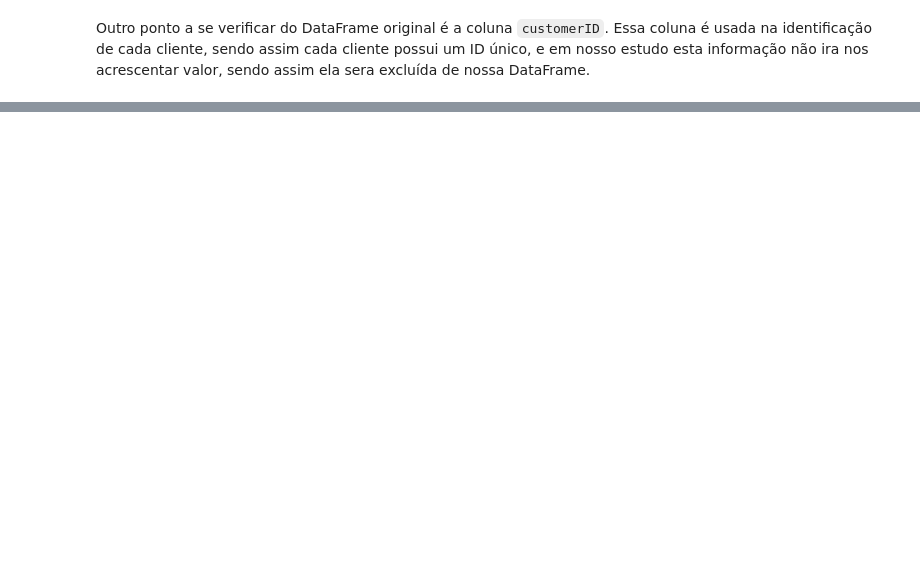
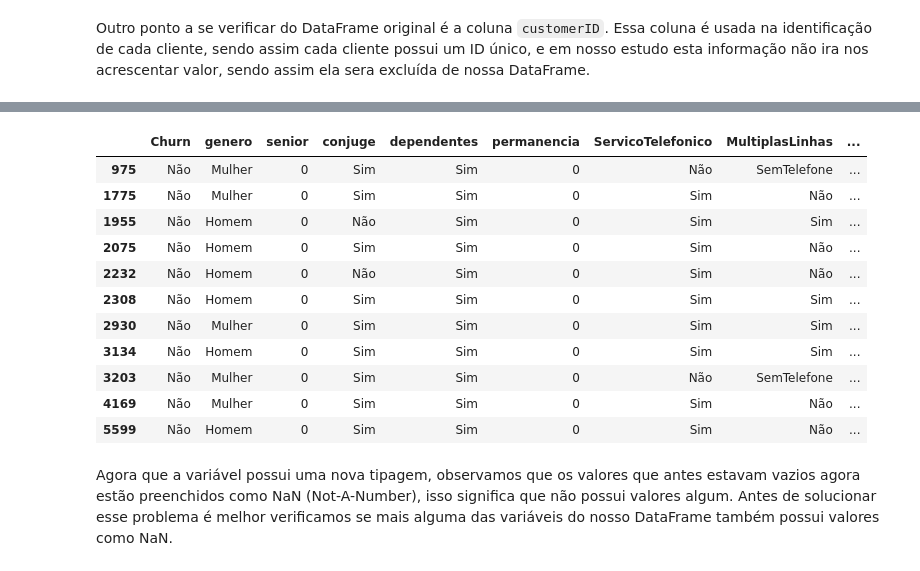
Before and after one commit to AndersonAyache/AluraVoz, a Jupyter notebook: 1 - Limpeza dos dados/Alura Voz - Limpeza dos Dados.ipynb, the cells around one changed output, grey strips where cells are left out. Saved outputs shown, nothing was run; the diff lists cells and outputs as text; code cells hidden in the pictures; blank space fills up the shorter version.

```diff
--- a/1 - Limpeza dos dados/Alura Voz - Limpeza dos Dados.ipynb
+++ b/1 - Limpeza dos dados/Alura Voz - Limpeza dos Dados.ipynb
@@ -253,0 +329,6 @@ Name: Charges.Total, Length: 6531, dtype: int64
+# %%
+# criando mais uma versão do DataFrame
+clientes_v06 = clientes_v05.copy()
+
+# Realizando a conversão.
+clientes_v06['GastoTotal'] = pd.to_numeric(clientes_v06['GastoTotal'], errors='coerce')
@@ -253,0 +355,17 @@ Name: Charges.Total, Length: 6531, dtype: int64
+# %%
+clientes_v06.query('permanencia  == 0 ')
+# %% [output]
+|  | Churn | genero | senior | conjuge | dependentes | permanencia | ServicoTelefonico | MultiplasLinhas | ... |
+| 975 | Não | Mulher | 0 | Sim | Sim | 0 | Não | SemTelefone | ... |
+| 1775 | Não | Mulher | 0 | Sim | Sim | 0 | Sim | Não | ... |
+| 1955 | Não | Homem | 0 | Não | Sim | 0 | Sim | Sim | ... |
+| 2075 | Não | Homem | 0 | Sim | Sim | 0 | Sim | Não | ... |
+| 2232 | Não | Homem | 0 | Não | Sim | 0 | Sim | Não | ... |
+| 2308 | Não | Homem | 0 | Sim | Sim | 0 | Sim | Sim | ... |
+| 2930 | Não | Mulher | 0 | Sim | Sim | 0 | Sim | Sim | ... |
+| 3134 | Não | Homem | 0 | Sim | Sim | 0 | Sim | Sim | ... |
+| 3203 | Não | Mulher | 0 | Sim | Sim | 0 | Não | SemTelefone | ... |
+| 4169 | Não | Mulher | 0 | Sim | Sim | 0 | Sim | Não | ... |
+| 5599 | Não | Homem | 0 | Sim | Sim | 0 | Sim | Não | ... |
+# %% [markdown]
+Agora que a variável possui uma nova tipagem, observamos que os valores que antes estavam vazios agora estão preenchidos como NaN (Not-A-Number), isso significa que não possui valores algum. Antes de solucionar esse problema é melhor verificamos se mais alguma das  variáveis do nosso DataFrame também possui valores como NaN.
```
Also changed, not shown: parts of 21 cells of this notebook.
